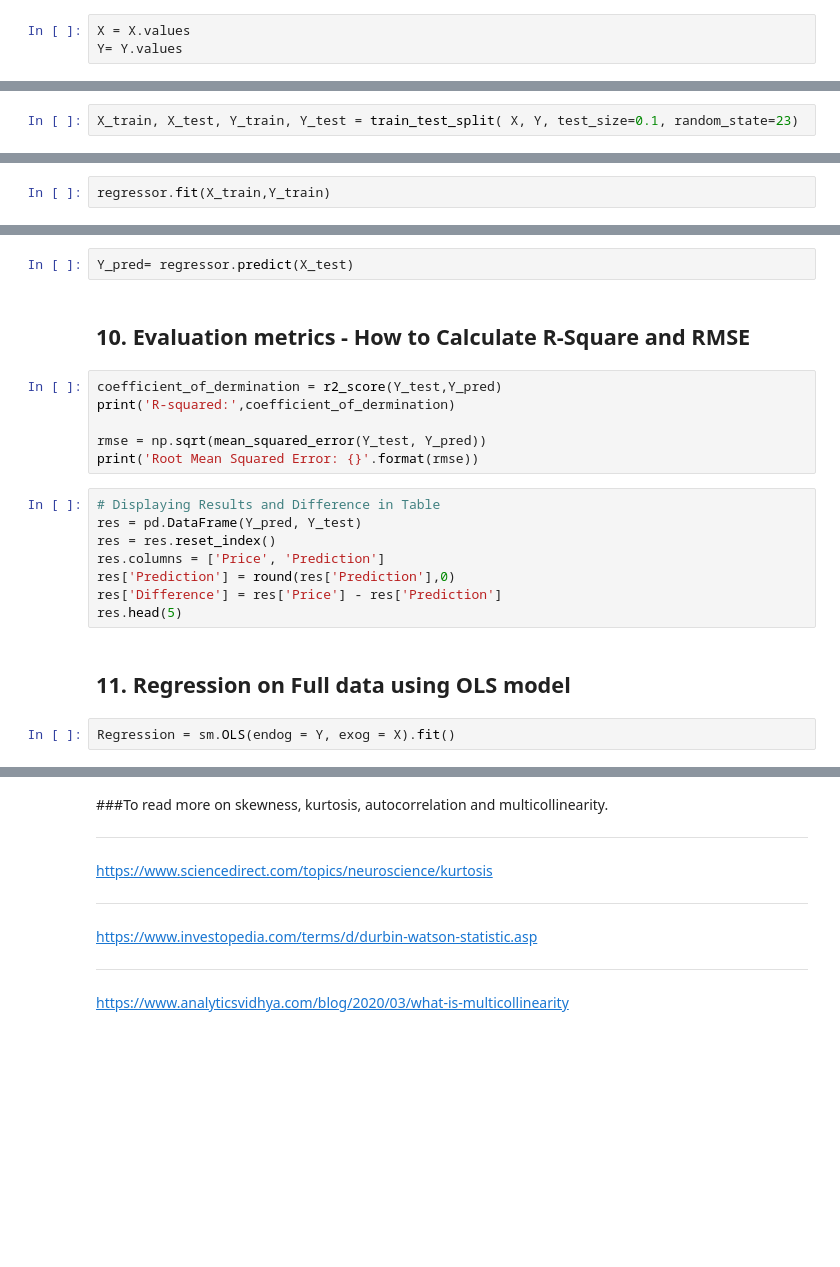
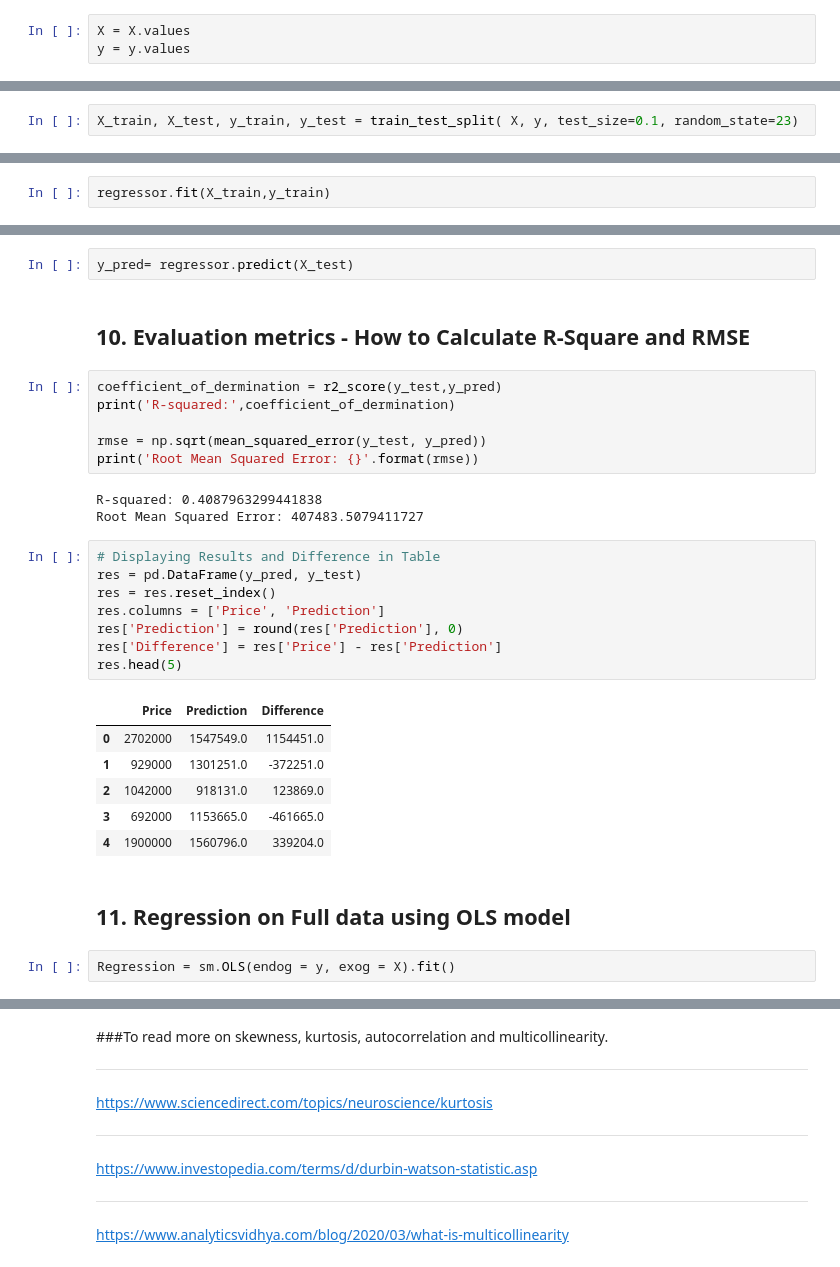
Before and after one commit to DLPY/Regression-Session-2, a Jupyter notebook: SydneyHousePrices_MultipleRegression.ipynb, the cells around one changed output, grey strips where cells are left out. Drawn from its saved outputs; the diff is of its cells as text; blank space fills up the shorter version.

```diff
--- a/SydneyHousePrices_MultipleRegression.ipynb
+++ b/SydneyHousePrices_MultipleRegression.ipynb
@@ -109,6 +256,6 @@ Y.head(5)
 Convert dataframes to values to feed into Model
 # %%
 X = X.values
-Y= Y.values
+y = y.values
 # %%
 print('Number of records and predictor variables:', X.shape)
@@ -116,5 +266,5 @@ print('Number of records and target variable:', Y.shape)
 # %% [markdown]
 ## 8. Split dataset into the training and test using train_set_split: 90% - train and 10% - test
 # %%
-X_train, X_test, Y_train, Y_test = train_test_split( X, Y, test_size=0.1, random_state=23)
+X_train, X_test, y_train, y_test = train_test_split( X, y, test_size=0.1, random_state=23)
 # %%
@@ -129,4 +282,4 @@ regressor = LinearRegression()
 # %% [markdown]
 Fit the linear regression model to the training set. We use the fit method the arguments of the fit method will be training sets
 # %%
-regressor.fit(X_train,Y_train)
+regressor.fit(X_train,y_train)
@@ -142,26 +302,36 @@ Coefficient
 # %% [markdown]
 Predicting the Test set results
 # %%
-Y_pred= regressor.predict(X_test)
+y_pred= regressor.predict(X_test)
 # %% [markdown]
 ## 10. Evaluation metrics - How to Calculate R-Square and RMSE
 # %%
-coefficient_of_dermination = r2_score(Y_test,Y_pred)
+coefficient_of_dermination = r2_score(y_test,y_pred)
 print('R-squared:',coefficient_of_dermination)
 
-rmse = np.sqrt(mean_squared_error(Y_test, Y_pred))
+rmse = np.sqrt(mean_squared_error(y_test, y_pred))
 print('Root Mean Squared Error: {}'.format(rmse))
+# %% [output]
+R-squared: 0.4087963299441838
+Root Mean Squared Error: 407483.5079411727
 # %%
 # Displaying Results and Difference in Table
-res = pd.DataFrame(Y_pred, Y_test)
+res = pd.DataFrame(y_pred, y_test)
 res = res.reset_index()
 res.columns = ['Price', 'Prediction']
-res['Prediction'] = round(res['Prediction'],0)
+res['Prediction'] = round(res['Prediction'], 0)
 res['Difference'] = res['Price'] - res['Prediction']
 res.head(5)
+# %% [output]
+|  | Price | Prediction | Difference |
+| 0 | 2702000 | 1547549.0 | 1154451.0 |
+| 1 | 929000 | 1301251.0 | -372251.0 |
+| 2 | 1042000 | 918131.0 | 123869.0 |
+| 3 | 692000 | 1153665.0 | -461665.0 |
+| 4 | 1900000 | 1560796.0 | 339204.0 |
 # %% [markdown]
 ## 11. Regression on Full data using OLS model
 # %%
-Regression = sm.OLS(endog = Y, exog = X).fit()
+Regression = sm.OLS(endog = y, exog = X).fit()
 # %%
 print(Regression.summary())
```
Also changed, not shown: parts of 33 cells of this notebook.
